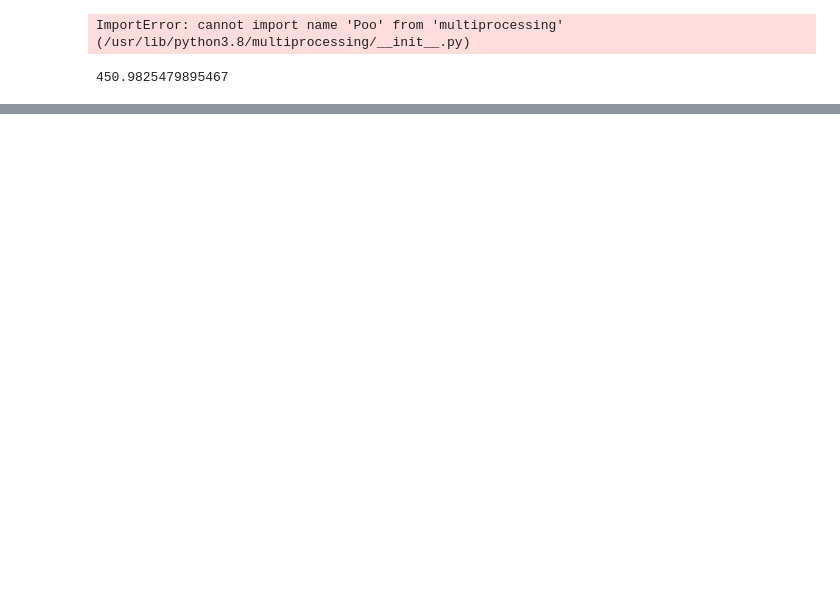
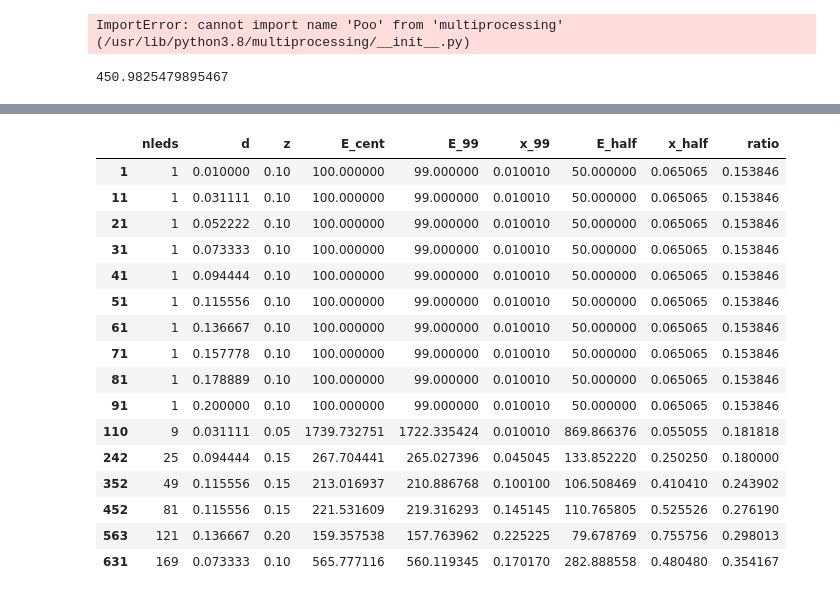
Before and after one commit to shubhranshsinghvi/Photolithography, a Jupyter notebook: Code/Main_results_multiprocessing.ipynb, the cells around one changed output, grey strips where cells are left out. Saved outputs shown, nothing was run; the diff lists cells and outputs as text; code cells hidden in the pictures; blank space fills up the shorter version.

```diff
--- a/Code/Main_results_multiprocessing.ipynb
+++ b/Code/Main_results_multiprocessing.ipynb
@@ -183,3 +176,24 @@ df[df["ratio"] == df["ratio"].max()]
+# %%
+idx = df.groupby(['nleds'])['ratio'].transform(max) == df['ratio']
+df[idx]
+# %% [output]
+|  | nleds | d | z | E_cent | E_99 | x_99 | E_half | x_half | ratio |
+| 1 | 1 | 0.010000 | 0.10 | 100.000000 | 99.000000 | 0.010010 | 50.000000 | 0.065065 | 0.153846 |
+| 11 | 1 | 0.031111 | 0.10 | 100.000000 | 99.000000 | 0.010010 | 50.000000 | 0.065065 | 0.153846 |
+| 21 | 1 | 0.052222 | 0.10 | 100.000000 | 99.000000 | 0.010010 | 50.000000 | 0.065065 | 0.153846 |
+| 31 | 1 | 0.073333 | 0.10 | 100.000000 | 99.000000 | 0.010010 | 50.000000 | 0.065065 | 0.153846 |
+| 41 | 1 | 0.094444 | 0.10 | 100.000000 | 99.000000 | 0.010010 | 50.000000 | 0.065065 | 0.153846 |
+| 51 | 1 | 0.115556 | 0.10 | 100.000000 | 99.000000 | 0.010010 | 50.000000 | 0.065065 | 0.153846 |
+| 61 | 1 | 0.136667 | 0.10 | 100.000000 | 99.000000 | 0.010010 | 50.000000 | 0.065065 | 0.153846 |
+| 71 | 1 | 0.157778 | 0.10 | 100.000000 | 99.000000 | 0.010010 | 50.000000 | 0.065065 | 0.153846 |
+| 81 | 1 | 0.178889 | 0.10 | 100.000000 | 99.000000 | 0.010010 | 50.000000 | 0.065065 | 0.153846 |
+| 91 | 1 | 0.200000 | 0.10 | 100.000000 | 99.000000 | 0.010010 | 50.000000 | 0.065065 | 0.153846 |
+| 110 | 9 | 0.031111 | 0.05 | 1739.732751 | 1722.335424 | 0.010010 | 869.866376 | 0.055055 | 0.181818 |
+| 242 | 25 | 0.094444 | 0.15 | 267.704441 | 265.027396 | 0.045045 | 133.852220 | 0.250250 | 0.180000 |
+| 352 | 49 | 0.115556 | 0.15 | 213.016937 | 210.886768 | 0.100100 | 106.508469 | 0.410410 | 0.243902 |
+| 452 | 81 | 0.115556 | 0.15 | 221.531609 | 219.316293 | 0.145145 | 110.765805 | 0.525526 | 0.276190 |
+| 563 | 121 | 0.136667 | 0.20 | 159.357538 | 157.763962 | 0.225225 | 79.678769 | 0.755756 | 0.298013 |
+| 631 | 169 | 0.073333 | 0.10 | 565.777116 | 560.119345 | 0.170170 | 282.888558 | 0.480480 | 0.354167 |
 # %%
 ef=df[df["ratio"] == df["ratio"].max()]
 max(ef["E_cent"])
```
Also changed, not shown: parts of 8 cells of this notebook, 1 other file.
